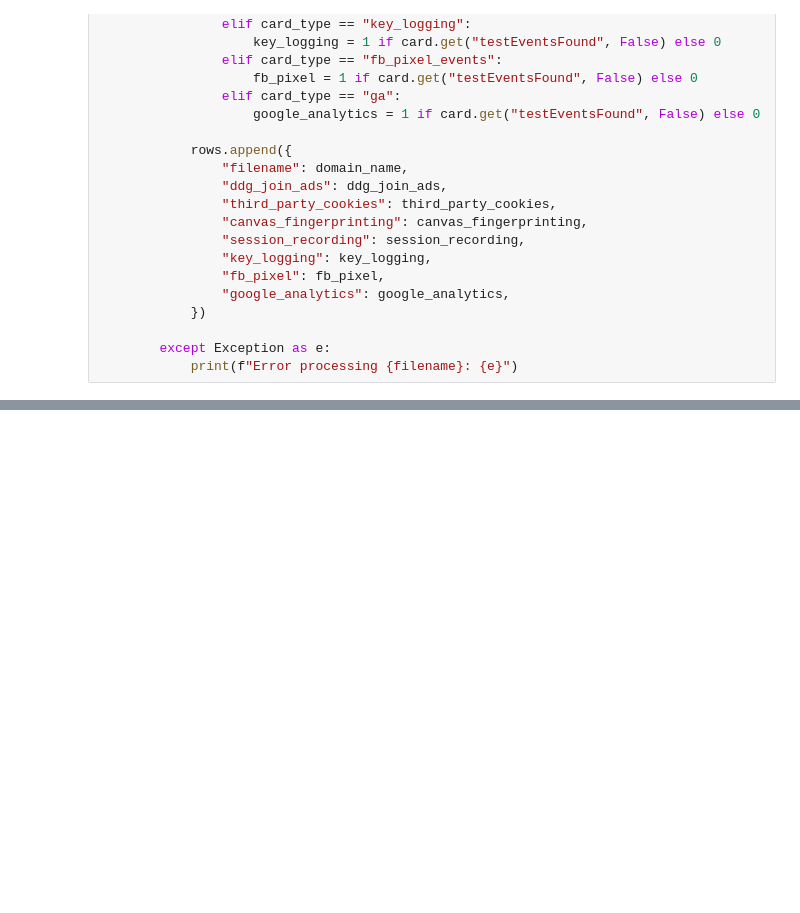
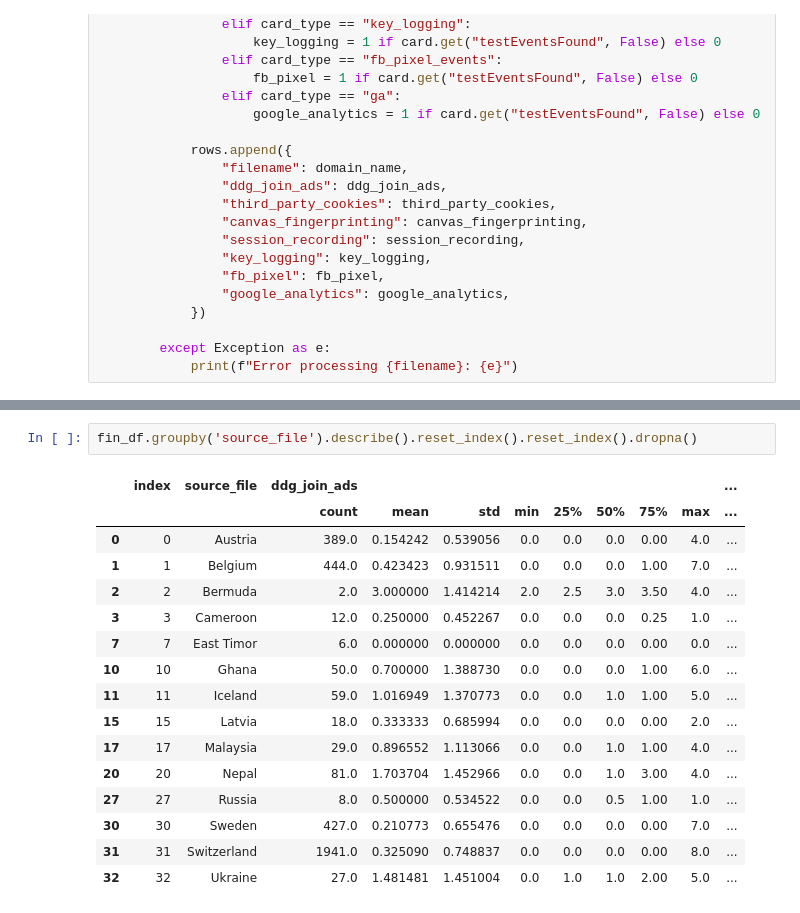
Before and after one commit to themains/private_gov, a Jupyter notebook: scripts/combine_analyze.ipynb, the cells around one changed output, grey strips where cells are left out. Saved outputs shown, nothing was run; the diff lists cells and outputs as text; blank space fills up the shorter version.

```diff
--- a/scripts/combine_analyze.ipynb
+++ b/scripts/combine_analyze.ipynb
@@ -87,0 +123,19 @@ df.to_csv("../data/blacklight_domain.csv", index = False)
+# %%
+fin_df.groupby('source_file').describe().reset_index().reset_index().dropna()
+# %% [output]
+|  | index | source_file | ddg_join_ads |  |  |  |  |  |  |  | ... |
+|  |  |  | count | mean | std | min | 25% | 50% | 75% | max | ... |
+| 0 | 0 | Austria | 389.0 | 0.154242 | 0.539056 | 0.0 | 0.0 | 0.0 | 0.00 | 4.0 | ... |
+| 1 | 1 | Belgium | 444.0 | 0.423423 | 0.931511 | 0.0 | 0.0 | 0.0 | 1.00 | 7.0 | ... |
+| 2 | 2 | Bermuda | 2.0 | 3.000000 | 1.414214 | 2.0 | 2.5 | 3.0 | 3.50 | 4.0 | ... |
+| 3 | 3 | Cameroon | 12.0 | 0.250000 | 0.452267 | 0.0 | 0.0 | 0.0 | 0.25 | 1.0 | ... |
+| 7 | 7 | East Timor | 6.0 | 0.000000 | 0.000000 | 0.0 | 0.0 | 0.0 | 0.00 | 0.0 | ... |
+| 10 | 10 | Ghana | 50.0 | 0.700000 | 1.388730 | 0.0 | 0.0 | 0.0 | 1.00 | 6.0 | ... |
+| 11 | 11 | Iceland | 59.0 | 1.016949 | 1.370773 | 0.0 | 0.0 | 1.0 | 1.00 | 5.0 | ... |
+| 15 | 15 | Latvia | 18.0 | 0.333333 | 0.685994 | 0.0 | 0.0 | 0.0 | 0.00 | 2.0 | ... |
+| 17 | 17 | Malaysia | 29.0 | 0.896552 | 1.113066 | 0.0 | 0.0 | 1.0 | 1.00 | 4.0 | ... |
+| 20 | 20 | Nepal | 81.0 | 1.703704 | 1.452966 | 0.0 | 0.0 | 1.0 | 3.00 | 4.0 | ... |
+| 27 | 27 | Russia | 8.0 | 0.500000 | 0.534522 | 0.0 | 0.0 | 0.5 | 1.00 | 1.0 | ... |
+| 30 | 30 | Sweden | 427.0 | 0.210773 | 0.655476 | 0.0 | 0.0 | 0.0 | 0.00 | 7.0 | ... |
+| 31 | 31 | Switzerland | 1941.0 | 0.325090 | 0.748837 | 0.0 | 0.0 | 0.0 | 0.00 | 8.0 | ... |
+| 32 | 32 | Ukraine | 27.0 | 1.481481 | 1.451004 | 0.0 | 1.0 | 1.0 | 2.00 | 5.0 | ... |
```
Also changed, not shown: parts of 11 cells of this notebook, 2 other files.
